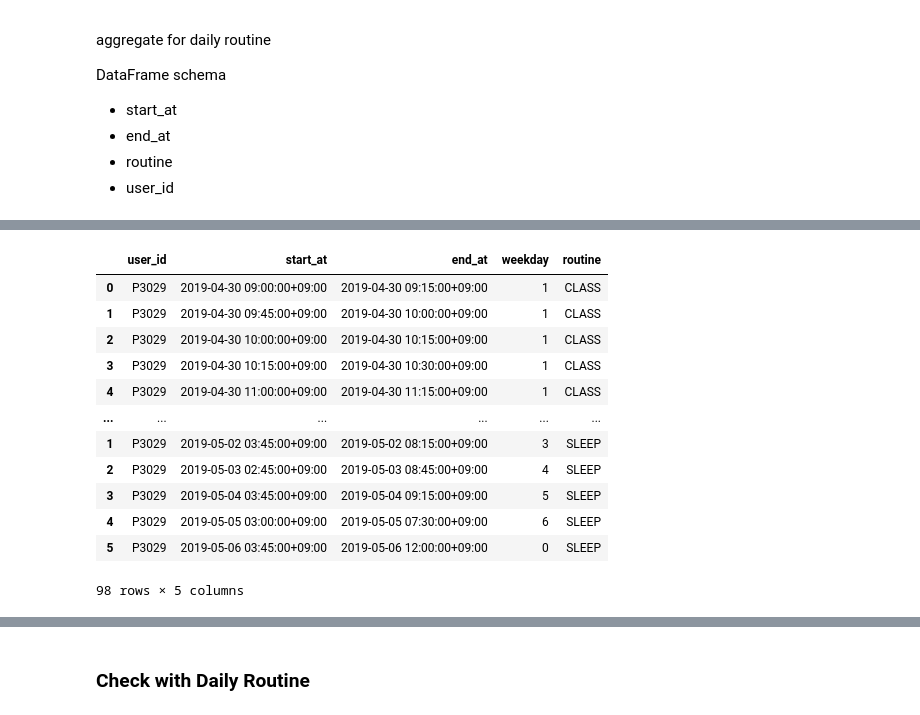
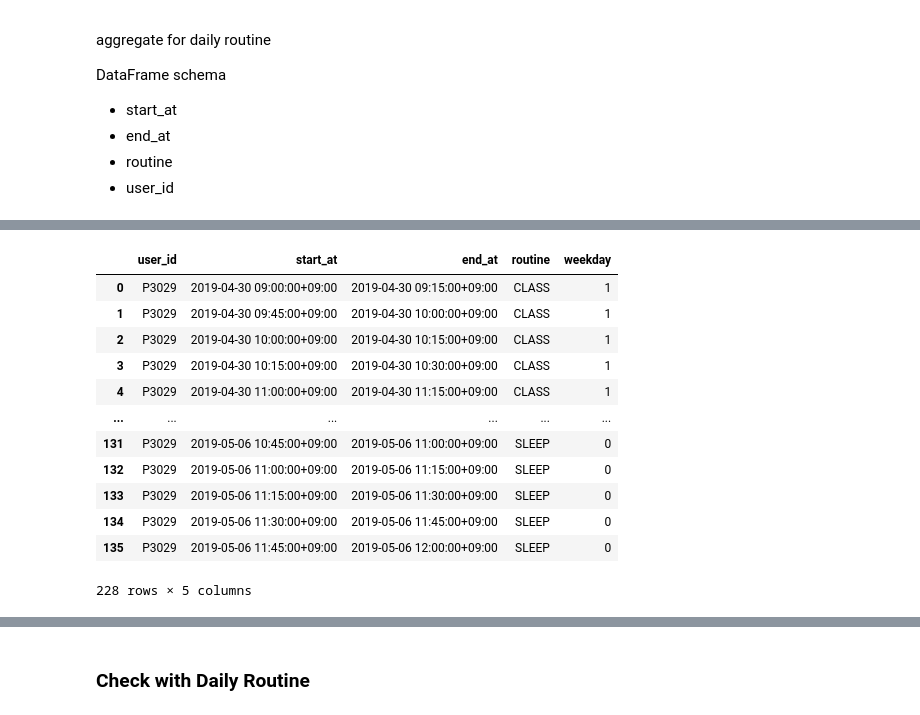
Before and after one commit to sjuuun/RooMBTI, a Jupyter notebook: data_process/aggregate_routine.ipynb, the cells around one changed output, grey strips where cells are left out. Cells and saved outputs as stored; diff of their text form; code cells hidden in the pictures.

Commit message:
aggregated location, sleep data (#17)

```diff
--- a/data_process/aggregate_routine.ipynb
+++ b/data_process/aggregate_routine.ipynb
@@ -24,3 +24,13 @@ DataFrame schema
 USER_ID = 'P3029'
 LOCATION_DATASET_DIRECTORY = f'../csv/routines_raw/{USER_ID}-location.csv'
 SLEEP_DATASET_DIRECTORY = f'../csv/routines_raw/{USER_ID}-sleep.csv'
+# %%
+import pandas as pd
+
+sleep_df = pd.read_csv(SLEEP_DATASET_DIRECTORY)[['user_id', 'start_at', 'end_at', 'routine']]
+sleep_df['start_at'] = pd.to_datetime(sleep_df['start_at'])
+sleep_df['end_at'] = pd.to_datetime(sleep_df['end_at'])
+sleep_df['weekday'] = sleep_df['start_at'].dt.dayofweek
+
+
+sleep_df
@@ -26,0 +45,16 @@ SLEEP_DATASET_DIRECTORY = f'../csv/routines_raw/{USER_ID}-sleep.csv'
+# %%
+
+timedelta = pd.to_timedelta('15min')
+split_sleep=[]
+
+for i in range(len(sleep_df)):
+    sleep_df_row = sleep_df.iloc[i].tolist()
+    starttime = sleep_df_row[1]
+    while starttime+timedelta <= sleep_df_row[2]:
+        newrow = [sleep_df_row[0], starttime, starttime+timedelta, sleep_df_row[3], sleep_df_row[4]]
+        split_sleep.append(newrow)
+        starttime+=timedelta
+
+split_sleep_df = pd.DataFrame(split_sleep, columns=['user_id', 'start_at', 'end_at', 'routine', 'weekday'])
+
+split_sleep_df
@@ -27,25 +75,22 @@ SLEEP_DATASET_DIRECTORY = f'../csv/routines_raw/{USER_ID}-sleep.csv'
 # %%
-import pandas as pd
-
 raw_df = pd.concat([
-    pd.read_csv(LOCATION_DATASET_DIRECTORY)[['user_id', 'start_at', 'end_at', 'weekday', 'routine']],
-    pd.read_csv(SLEEP_DATASET_DIRECTORY)[['user_id', 'start_at', 'end_at', 'weekday', 'routine']]
+    pd.read_csv(LOCATION_DATASET_DIRECTORY)[['user_id', 'start_at', 'end_at', 'routine', 'weekday']],
+    split_sleep_df
 ])
 raw_df['start_at'] = pd.to_datetime(raw_df['start_at'])
 raw_df['end_at'] = pd.to_datetime(raw_df['end_at'])
-
 raw_df
 # %% [output]
-|  | user_id | start_at | end_at | weekday | routine |
-| 0 | P3029 | 2019-04-30 09:00:00+09:00 | 2019-04-30 09:15:00+09:00 | 1 | CLASS |
-| 1 | P3029 | 2019-04-30 09:45:00+09:00 | 2019-04-30 10:00:00+09:00 | 1 | CLASS |
-| 2 | P3029 | 2019-04-30 10:00:00+09:00 | 2019-04-30 10:15:00+09:00 | 1 | CLASS |
-| 3 | P3029 | 2019-04-30 10:15:00+09:00 | 2019-04-30 10:30:00+09:00 | 1 | CLASS |
-| 4 | P3029 | 2019-04-30 11:00:00+09:00 | 2019-04-30 11:15:00+09:00 | 1 | CLASS |
+|  | user_id | start_at | end_at | routine | weekday |
+| 0 | P3029 | 2019-04-30 09:00:00+09:00 | 2019-04-30 09:15:00+09:00 | CLASS | 1 |
+| 1 | P3029 | 2019-04-30 09:45:00+09:00 | 2019-04-30 10:00:00+09:00 | CLASS | 1 |
+| 2 | P3029 | 2019-04-30 10:00:00+09:00 | 2019-04-30 10:15:00+09:00 | CLASS | 1 |
+| 3 | P3029 | 2019-04-30 10:15:00+09:00 | 2019-04-30 10:30:00+09:00 | CLASS | 1 |
+| 4 | P3029 | 2019-04-30 11:00:00+09:00 | 2019-04-30 11:15:00+09:00 | CLASS | 1 |
 | ... | ... | ... | ... | ... | ... |
-| 1 | P3029 | 2019-05-02 03:45:00+09:00 | 2019-05-02 08:15:00+09:00 | 3 | SLEEP |
-| 2 | P3029 | 2019-05-03 02:45:00+09:00 | 2019-05-03 08:45:00+09:00 | 4 | SLEEP |
-| 3 | P3029 | 2019-05-04 03:45:00+09:00 | 2019-05-04 09:15:00+09:00 | 5 | SLEEP |
-| 4 | P3029 | 2019-05-05 03:00:00+09:00 | 2019-05-05 07:30:00+09:00 | 6 | SLEEP |
-| 5 | P3029 | 2019-05-06 03:45:00+09:00 | 2019-05-06 12:00:00+09:00 | 0 | SLEEP |
+| 131 | P3029 | 2019-05-06 10:45:00+09:00 | 2019-05-06 11:00:00+09:00 | SLEEP | 0 |
+| 132 | P3029 | 2019-05-06 11:00:00+09:00 | 2019-05-06 11:15:00+09:00 | SLEEP | 0 |
+| 133 | P3029 | 2019-05-06 11:15:00+09:00 | 2019-05-06 11:30:00+09:00 | SLEEP | 0 |
+| 134 | P3029 | 2019-05-06 11:30:00+09:00 | 2019-05-06 11:45:00+09:00 | SLEEP | 0 |
+| 135 | P3029 | 2019-05-06 11:45:00+09:00 | 2019-05-06 12:00:00+09:00 | SLEEP | 0 |
-98 rows × 5 columns
+228 rows × 5 columns
```
Also changed, not shown: parts of 8 cells of this notebook, 2 other files.
